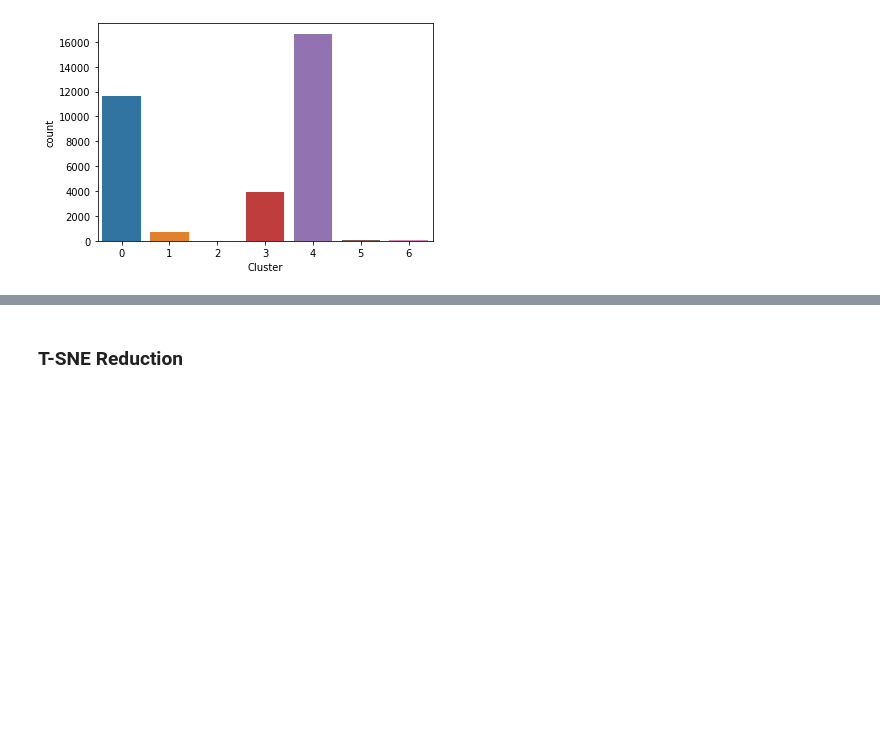
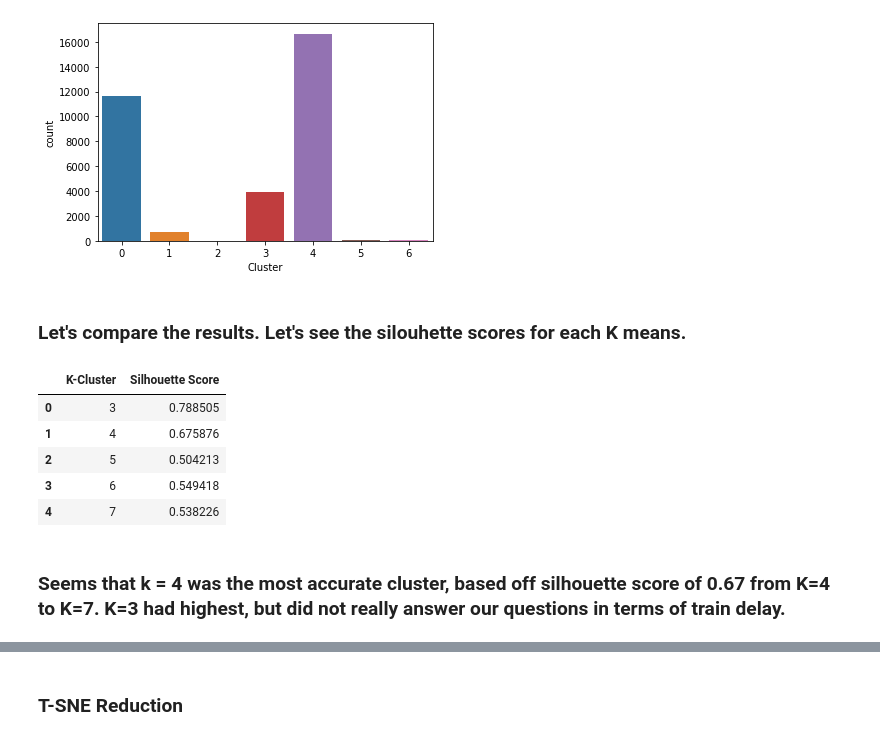
Before and after one commit to HarshESC/Unsupervised-Learning-Capstone-NJ_Transit_-_Amtrak, a Jupyter notebook: Amtrak_NJ_Transit_Unsupervised_Learning_Capstone.ipynb, the cells around one changed output, grey strips where cells are left out. Cells and saved outputs as stored; diff of their text form; code cells hidden in the pictures; blank space fills up the shorter version.

```diff
--- a/Amtrak_NJ_Transit_Unsupervised_Learning_Capstone.ipynb
+++ b/Amtrak_NJ_Transit_Unsupervised_Learning_Capstone.ipynb
@@ -764,3 +656,21 @@ sns.countplot(rushweek['Cluster'])
 # %% [output]
 <matplotlib.axes._subplots.AxesSubplot at 0x...>
 [figure]
+# %% [markdown]
+### Let's compare the results.  Let's see the silouhette scores for each K means.
+# %%
+d1 = {'K-Cluster': ['3', '4', '5', '6', '7'],
+        'Silhouette Score': [0.7885047949501834, 0.6758763880458011, 0.5042131882333108, 0.5494179299515243, 0.538226195523661]
+        }
+
+d2 = pd.DataFrame(d1)
+d2
+# %% [output]
+|  | K-Cluster | Silhouette Score |
+| 0 | 3 | 0.788505 |
+| 1 | 4 | 0.675876 |
+| 2 | 5 | 0.504213 |
+| 3 | 6 | 0.549418 |
+| 4 | 7 | 0.538226 |
+# %% [markdown]
+### Seems that k = 4 was the most accurate cluster, based off silhouette score of 0.67 from K=4 to K=7.  K=3 had highest, but did not really answer our questions in terms of train delay.
```
Also changed, not shown: parts of 102 cells of this notebook.
